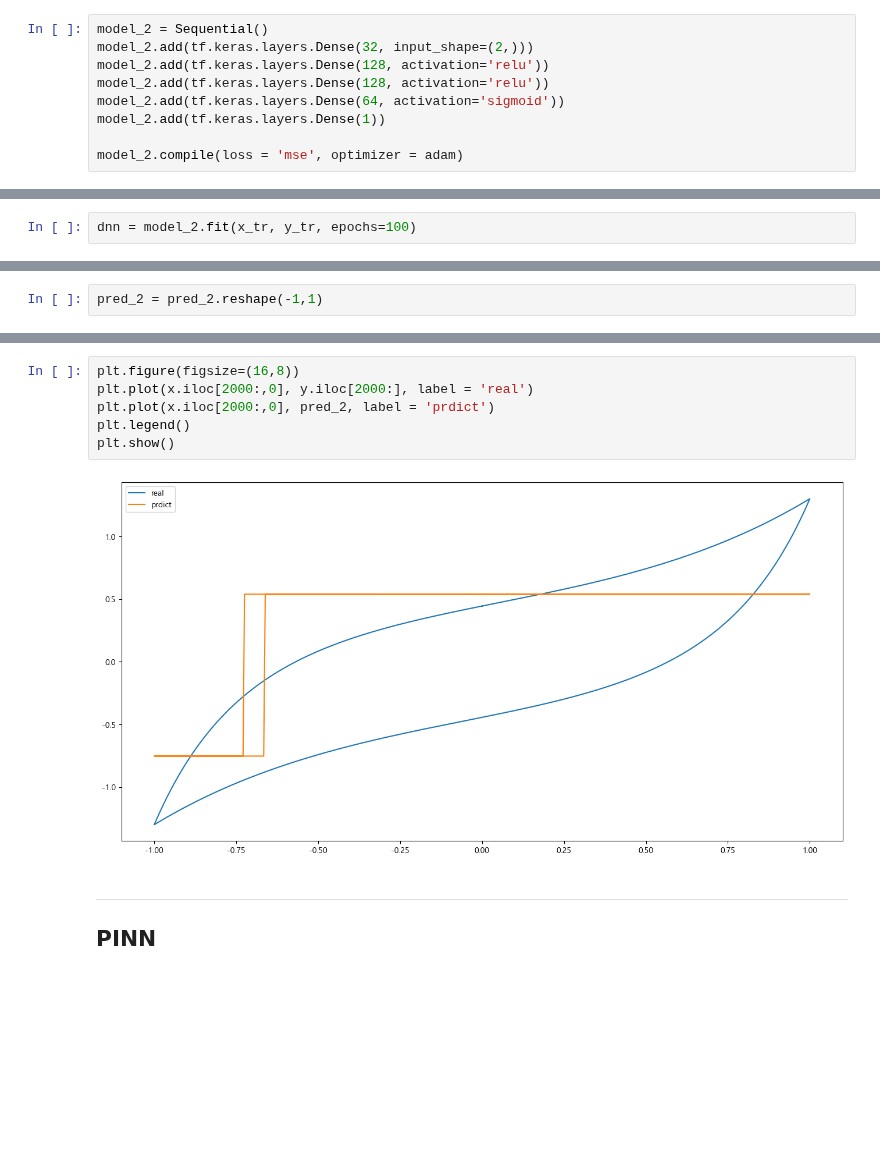
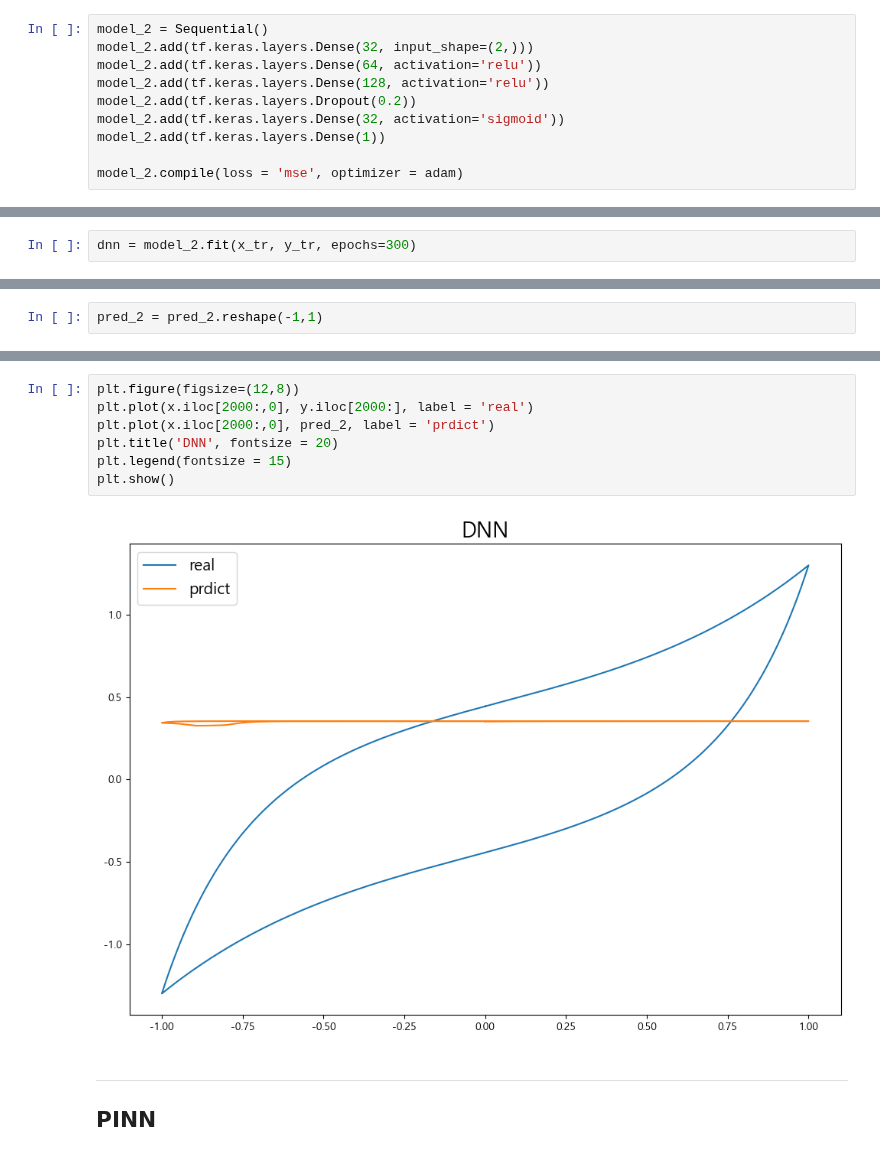
Before and after one commit to Jjineeq/hysteresis_curve, a Jupyter notebook: 23_06_08.ipynb, the cells around one changed output, grey strips where cells are left out. Cells and saved outputs as stored; diff of their text form; blank space fills up the shorter version.

```diff
--- a/23_06_08.ipynb
+++ b/23_06_08.ipynb
@@ -185,9 +185,10 @@ plt.show()
 # %%
 model_2 = Sequential()
 model_2.add(tf.keras.layers.Dense(32, input_shape=(2,)))
+model_2.add(tf.keras.layers.Dense(64, activation='relu'))
 model_2.add(tf.keras.layers.Dense(128, activation='relu'))
-model_2.add(tf.keras.layers.Dense(128, activation='relu'))
-model_2.add(tf.keras.layers.Dense(64, activation='sigmoid'))
+model_2.add(tf.keras.layers.Dropout(0.2))
+model_2.add(tf.keras.layers.Dense(32, activation='sigmoid'))
 model_2.add(tf.keras.layers.Dense(1))
 
 model_2.compile(loss = 'mse', optimizer = adam)
@@ -214,5 +213,5 @@ Trainable params: 29,153
 Non-trainable params: 0
 _________________________________________________________________
 # %%
-dnn = model_2.fit(x_tr, y_tr, epochs=100)
+dnn = model_2.fit(x_tr, y_tr, epochs=300)
 # %% [output]
@@ -252,11 +255,12 @@ plt.plot(pred_2)
 # %%
-plt.figure(figsize=(16,8))
+plt.figure(figsize=(12,8))
 plt.plot(x.iloc[2000:,0], y.iloc[2000:], label = 'real')
 plt.plot(x.iloc[2000:,0], pred_2, label = 'prdict')
-plt.legend()
+plt.title('DNN', fontsize = 20)
+plt.legend(fontsize = 15)
 plt.show()
 # %% [output]
-[figure, old version]
+[figure, new version]
 # %% [markdown]
 ---
 ## PINN
```
Also changed, not shown: parts of 43 cells of this notebook.
